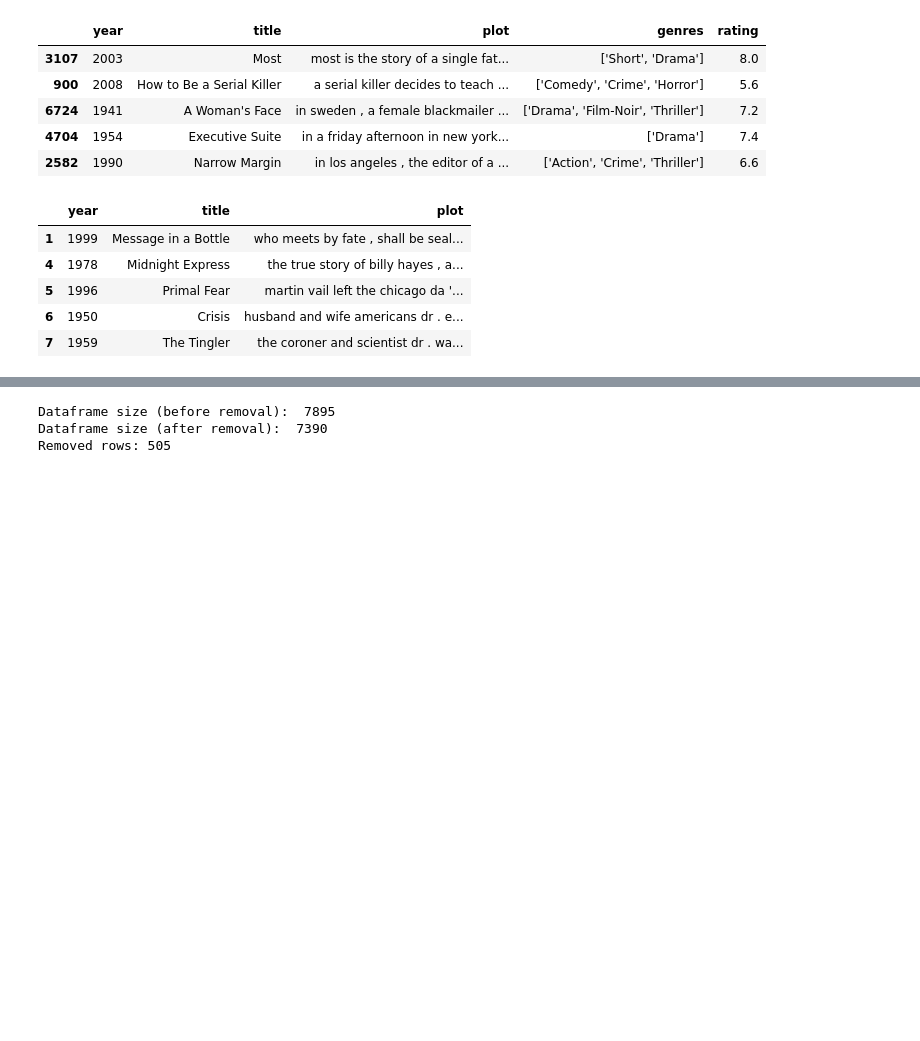
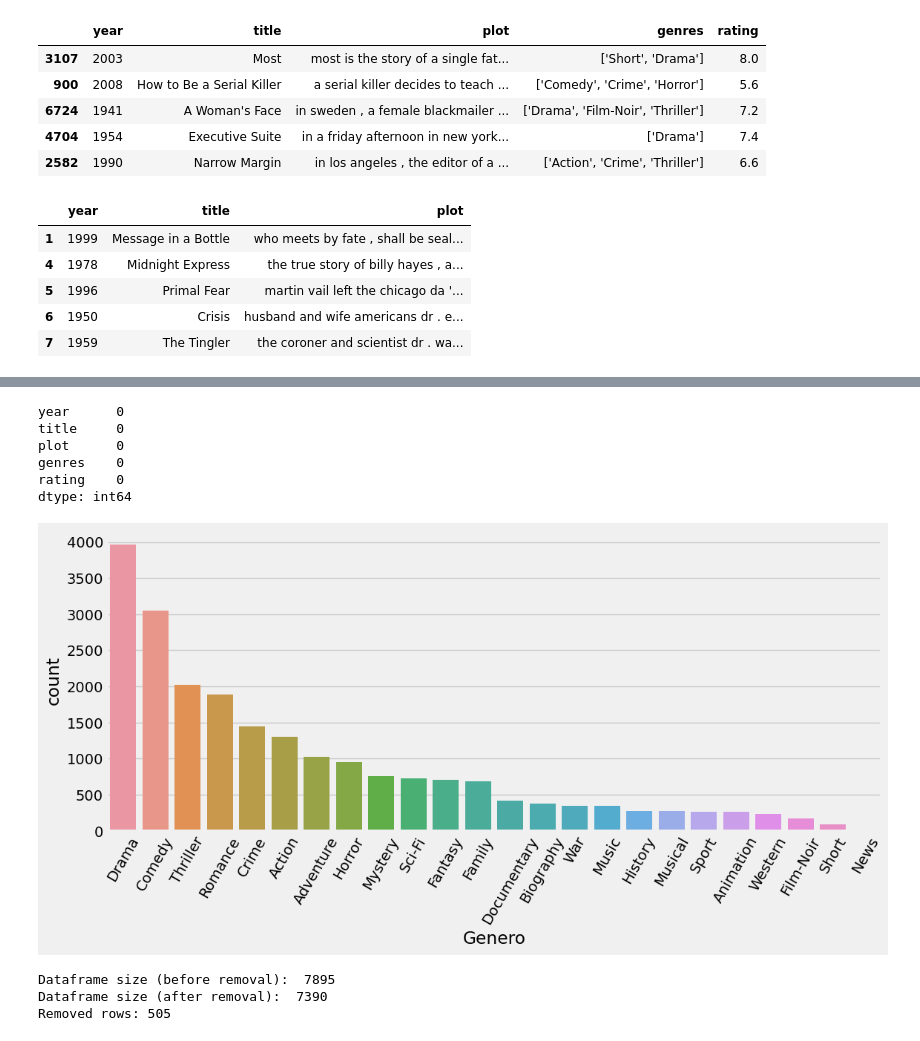
Before and after one commit to elkindavid/MIAD_UNIANDES, a Jupyter notebook: S7P1_proyecto2 2.0.ipynb, the cells around one changed output, grey strips where cells are left out. Drawn from its saved outputs; the diff is of its cells as text; code cells hidden in the pictures; blank space fills up the shorter version.

```diff
--- a/S7P1_proyecto2 2.0.ipynb
+++ b/S7P1_proyecto2 2.0.ipynb
@@ -58,3 +105,30 @@ dataTesting.head()
+# %%
+dataTraining.isnull().sum()
+# %% [output]
+year      0
+title     0
+plot      0
+genres    0
+rating    0
+dtype: int64
+# %%
+generos = []
+
+for i in dataTraining['genres']:
+    list_genres = ast.literal_eval(i)
+    for j in list_genres:
+        generos.append(j)
+
+df_gen = pd.DataFrame(generos, columns=['Genero'])
+df_gen
+
+plt.style.use('fivethirtyeight')
+plt.figure(figsize=(12,5))
+sns.countplot(x='Genero',data=df_gen, order = df_gen['Genero'].value_counts().index)    # Count of number of descriptions for each class label
+plt.xticks(rotation=60)
+plt.show()
+# %% [output]
+[figure, added]
 # %%
 # function for text cleaning
 def clean_text(text):
```
Also changed, not shown: parts of 19 cells of this notebook, 3 other files.
